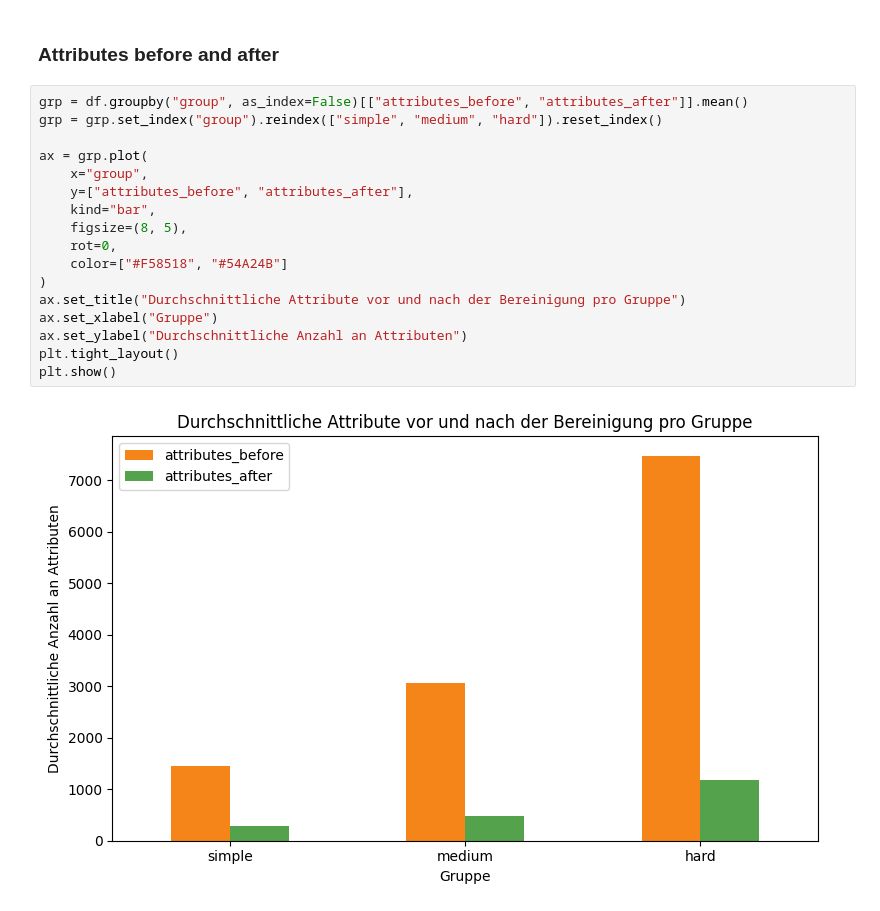
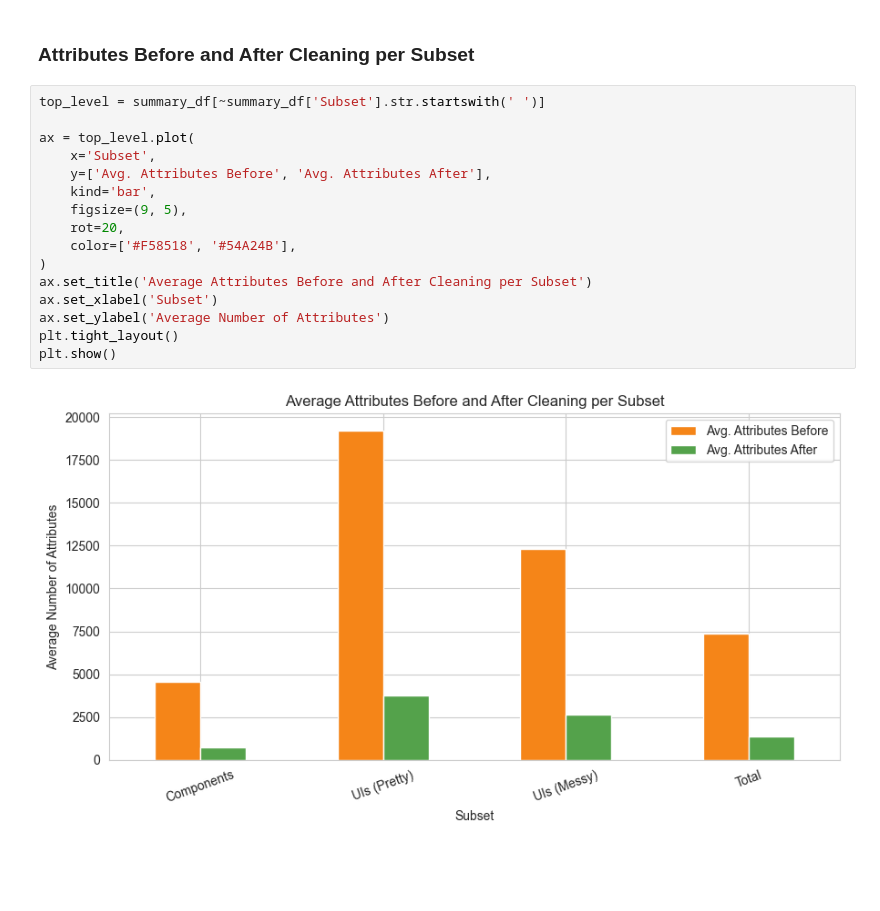
Before and after one commit to chrisnatte/multimodal-design-to-code-transformation, a Jupyter notebook: figma-mockup-data-cleanup-analysis.ipynb, the cells around one changed output. Saved outputs shown, nothing was run; the diff lists cells and outputs as text; blank space fills up the shorter version.

```diff
--- a/figma-mockup-data-cleanup-analysis.ipynb
+++ b/figma-mockup-data-cleanup-analysis.ipynb
@@ -109,21 +223,20 @@ plt.show()
 # %% [markdown]
-### Attributes before and after
+### Attributes Before and After Cleaning per Subset
-# %%
-grp = df.groupby("group", as_index=False)[["attributes_before", "attributes_after"]].mean()
-grp = grp.set_index("group").reindex(["simple", "medium", "hard"]).reset_index()
-
-ax = grp.plot(
-    x="group",
-    y=["attributes_before", "attributes_after"],
-    kind="bar",
-    figsize=(8, 5),
-    rot=0,
-    color=["#F58518", "#54A24B"]
-)
-ax.set_title("Durchschnittliche Attribute vor und nach der Bereinigung pro Gruppe")
-ax.set_xlabel("Gruppe")
-ax.set_ylabel("Durchschnittliche Anzahl an Attributen")
-plt.tight_layout()
-plt.show()
-# %% [output]
-[figure, removed]
+# %%
+top_level = summary_df[~summary_df['Subset'].str.startswith(' ')]
+
+ax = top_level.plot(
+    x='Subset',
+    y=['Avg. Attributes Before', 'Avg. Attributes After'],
+    kind='bar',
+    figsize=(9, 5),
+    rot=20,
+    color=['#F58518', '#54A24B'],
+)
+ax.set_title('Average Attributes Before and After Cleaning per Subset')
+ax.set_xlabel('Subset')
+ax.set_ylabel('Average Number of Attributes')
+plt.tight_layout()
+plt.show()
+# %% [output]
+[figure, added]
```
Also changed, not shown: parts of 22 cells of this notebook, 1 other file.
